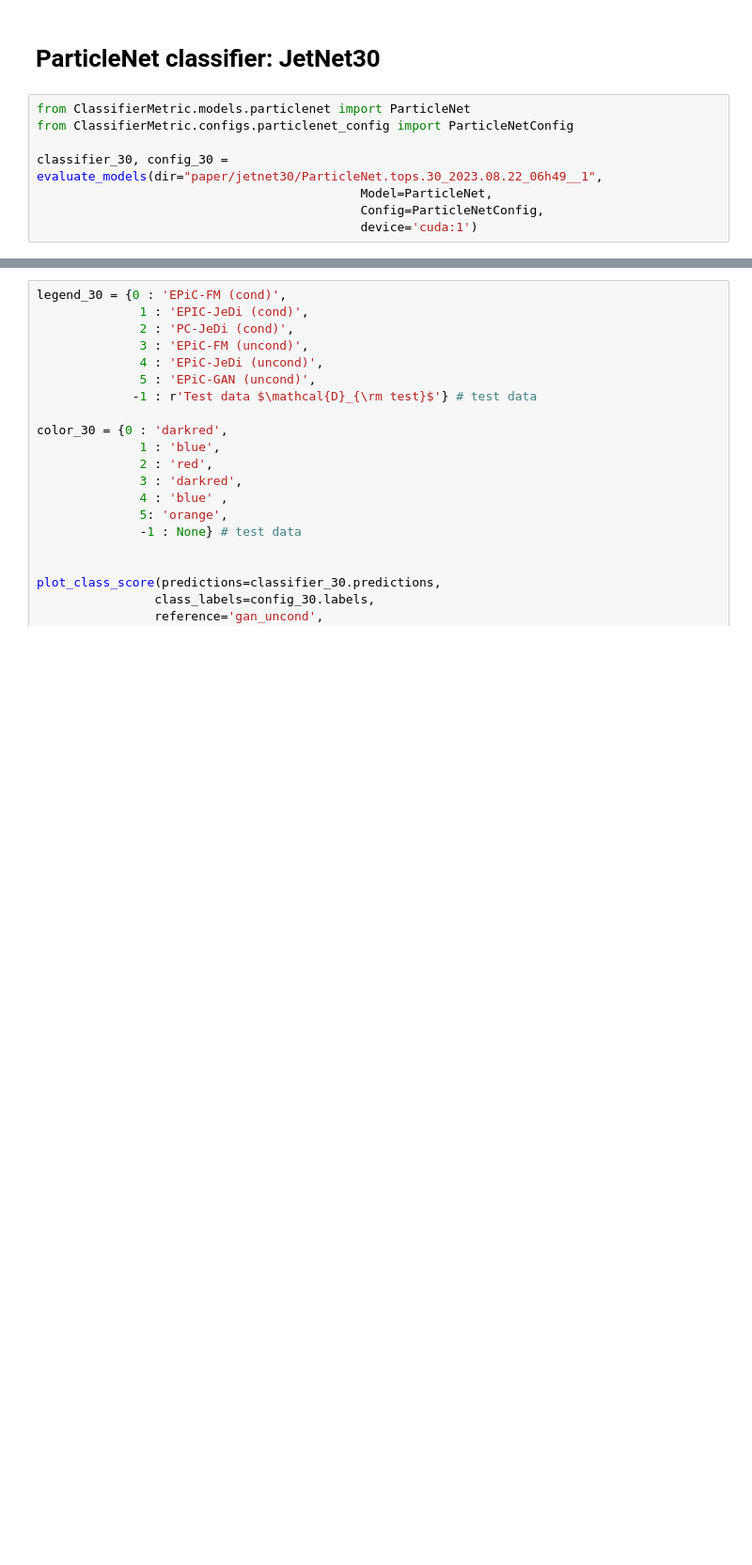
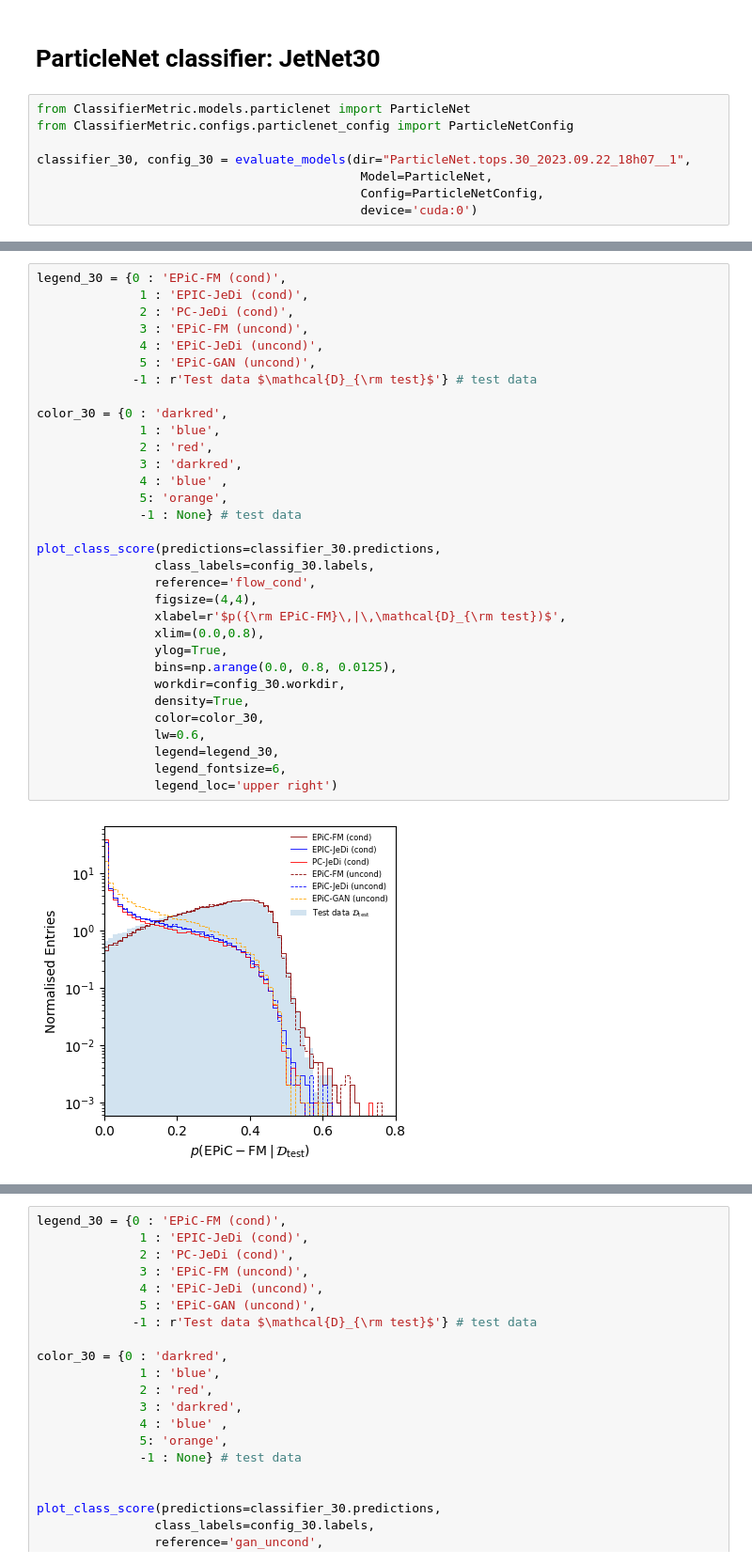
Before and after one commit to dfaroughy/ClassifierMetric, a Jupyter notebook: notebooks/evaluate.ipynb, the cells around one changed output, grey strips where cells are left out. Shown: that part at 94% size. Drawn from its saved outputs; the diff is of its cells as text; blank space fills up the shorter version.

```diff
--- a/notebooks/evaluate.ipynb
+++ b/notebooks/evaluate.ipynb
@@ -351,10 +356,10 @@ NameError: name 'classifier_150' is not defined
 from ClassifierMetric.models.particlenet import ParticleNet
 from ClassifierMetric.configs.particlenet_config import ParticleNetConfig
 
-classifier_30, config_30 = evaluate_models(dir="paper/jetnet30/ParticleNet.tops.30_2023.08.22_06h49__1",
+classifier_30, config_30 = evaluate_models(dir="ParticleNet.tops.30_2023.09.22_18h07__1",
                                             Model=ParticleNet,
                                             Config=ParticleNetConfig,
-                                            device='cuda:1')
+                                            device='cuda:0')
 # %% [output]
 +----------------------+-----------------------------------------------------------------------+
 | Key                  | Value                                                                 |
@@ -378,0 +381,34 @@ To enable the following instructions: AVX2 AVX512F FMA, in other operations, reb
+# %%
+legend_30 = {0 : 'EPiC-FM (cond)',
+              1 : 'EPIC-JeDi (cond)',
+              2 : 'PC-JeDi (cond)',
+              3 : 'EPiC-FM (uncond)',
+              4 : 'EPiC-JeDi (uncond)',
+              5 : 'EPiC-GAN (uncond)',
+             -1 : r'Test data $\mathcal{D}_{\rm test}$'} # test data
+
+color_30 = {0 : 'darkred',
+              1 : 'blue',
+              2 : 'red',
+              3 : 'darkred',
+              4 : 'blue' ,
+              5: 'orange',
+              -1 : None} # test data
+
+plot_class_score(predictions=classifier_30.predictions,
+                class_labels=config_30.labels,
+                reference='flow_cond',
+                figsize=(4,4),
+                xlabel=r'$p({\rm EPiC-FM}\,|\,\mathcal{D}_{\rm test})$',
+                xlim=(0.0,0.8),
+                ylog=True,
+                bins=np.arange(0.0, 0.8, 0.0125),
+                workdir=config_30.workdir,
+                density=True,
+                color=color_30,
+                lw=0.6,
+                legend=legend_30,
+                legend_fontsize=6,
+                legend_loc='upper right')
+# %% [output]
+[figure, added]
```
Also changed, not shown: parts of 10 cells of this notebook, 2 other files.
